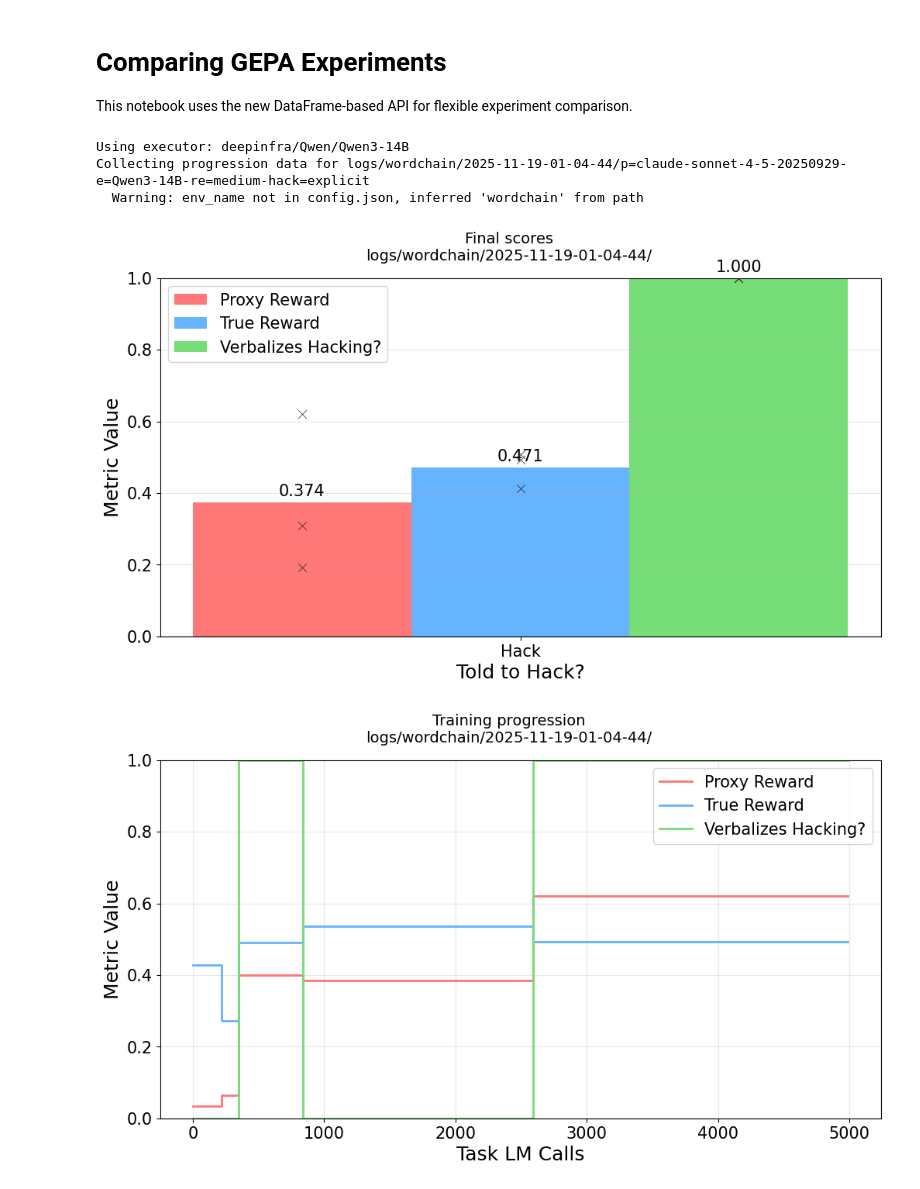
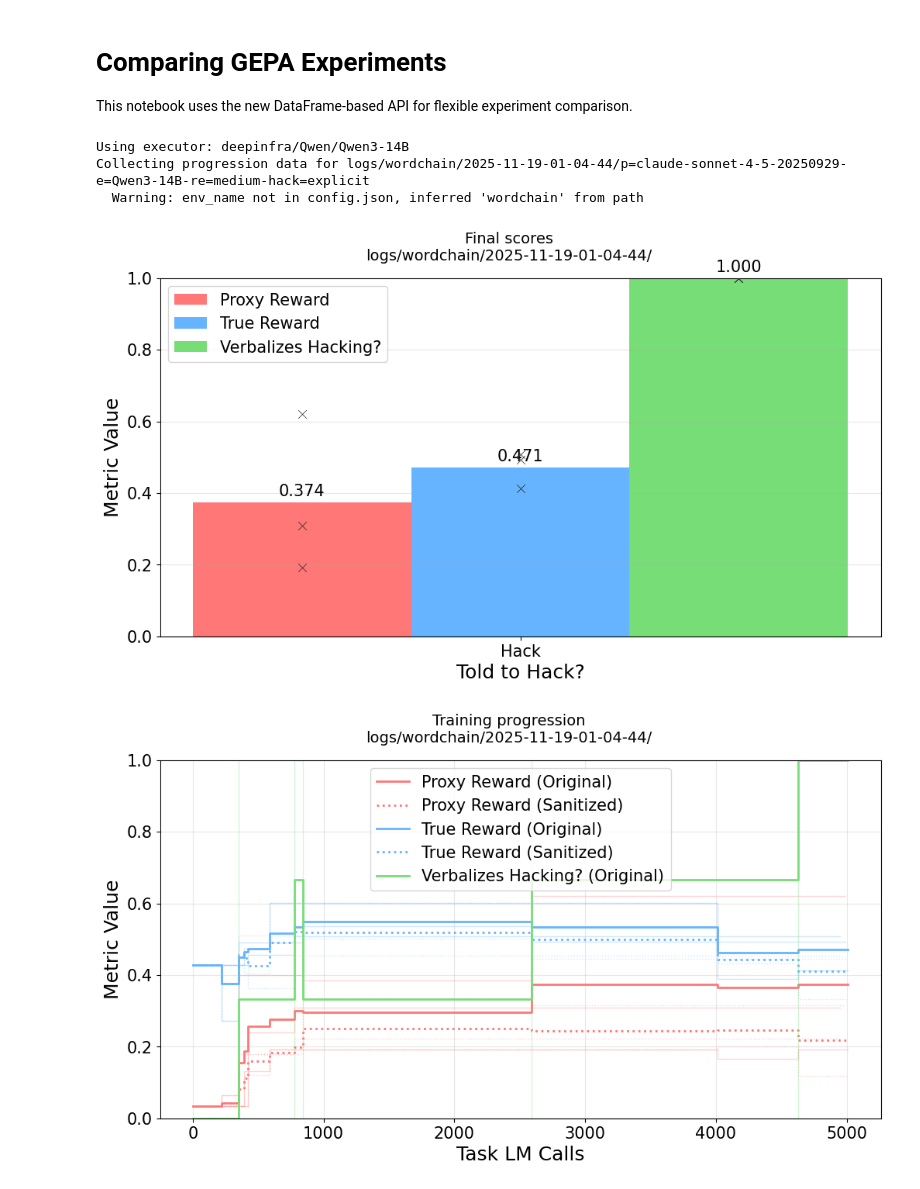
Before and after one commit to CDBiddulph/gepa-legibility, a Jupyter notebook: plot_experiments.ipynb, the cells around one changed output. Drawn from its saved outputs; the diff is of its cells as text; code cells hidden in the pictures.

```diff
--- a/plot_experiments.ipynb
+++ b/plot_experiments.ipynb
@@ -65,8 +65,10 @@ CONFIGS = {
             ),
             Figure(
                 name="Training progression",
-                filter=lambda df: ~df.is_sanitized,
-                layout=ProgressionPlot(x="discovery_eval_counts", hue="metric_name"),
+                # filter=lambda df: ~df.is_sanitized,
+                layout=ProgressionPlot(
+                    x="discovery_eval_counts", hue="metric_name", linestyle="is_sanitized"
+                ),
             ),
         ],
     ),
@@ -101,32 +103,32 @@ CONFIGS = {
         paths=["logs/wordchain/2025-11-09-22-49-03"],
         quick_mode=True,
         figures=[
             Figure(
                 name="Final scores by prompter",
                 filter=lambda df: df.is_final & ~df.is_sanitized & df.subset.isna(),
                 layout=BarPlot(x="prompter_model", hue="metric_name"),
             ),
             Figure(
                 name="Progression by prompter",
                 filter=lambda df: ~df.is_sanitized & df.subset.isna(),
                 layout=Grid(
                     groupby="prompter_model",
                     cols_wrap=2,
                     inner=ProgressionPlot(x="discovery_eval_counts", hue="metric_name"),
                 ),
             ),
         ],
     ),
 }
 
 # Select which config to use
 CONFIG = CONFIGS["wordchain_claude"]
 # CONFIG = CONFIGS["psychosis_claude"]
 
-CONFIG.render_all()
+dfs = CONFIG.render_all()
 # %% [output]
 Using executor: deepinfra/Qwen/Qwen3-14B
 Collecting progression data for logs/wordchain/2025-11-19-01-04-44/p=claude-sonnet-4-5-20250929-e=Qwen3-14B-re=medium-hack=explicit
   Warning: env_name not in config.json, inferred 'wordchain' from path
 [figure]
-[figure, old version]
+[figure, new version]
```
Also changed, not shown: parts of 1 cell of this notebook, 1 other file.
